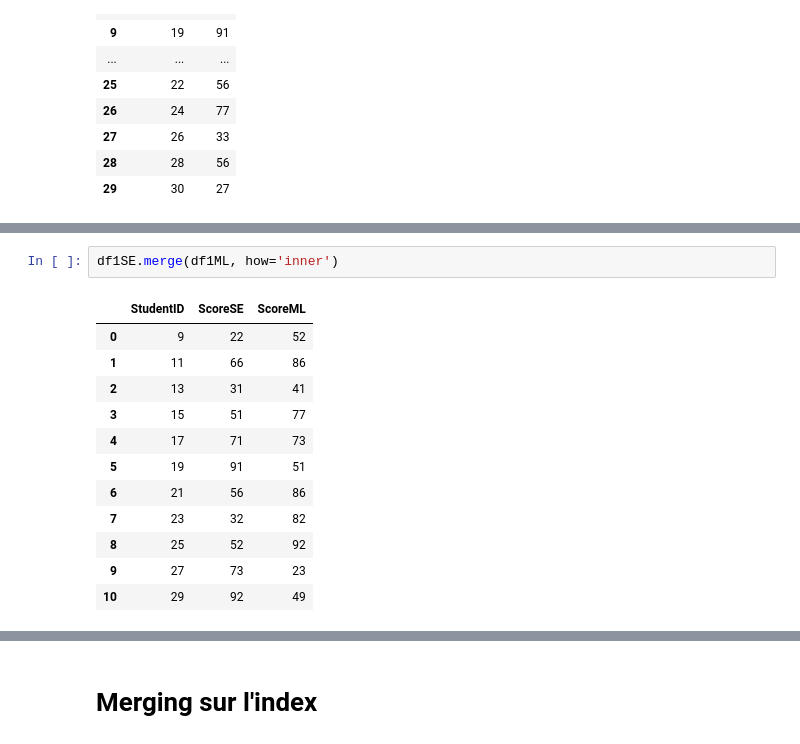
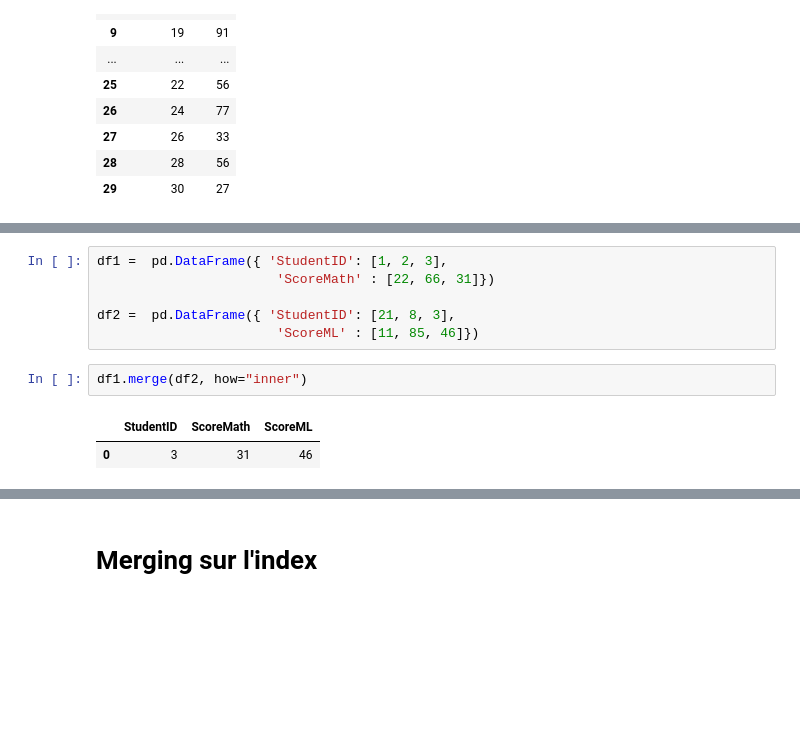
Before and after one commit to kevindegila/data-analyst, a Jupyter notebook: 03_02_Data_Wrangling_avec_Pandas.ipynb, the cells around one changed output, grey strips where cells are left out. Saved outputs shown, nothing was run; the diff lists cells and outputs as text; blank space fills up the shorter version.

```diff
--- a/03_02_Data_Wrangling_avec_Pandas.ipynb
+++ b/03_02_Data_Wrangling_avec_Pandas.ipynb
@@ -102,16 +71,12 @@ dfML.head()
+# %%
+df1 =  pd.DataFrame({ 'StudentID': [1, 2, 3],
+                       'ScoreMath' : [22, 66, 31]})
+
+df2 =  pd.DataFrame({ 'StudentID': [21, 8, 3],
+                       'ScoreML' : [11, 85, 46]})
 # %%
-df1SE.merge(df1ML, how='inner')
+df1.merge(df2, how="inner")
 # %% [output]
-|  | StudentID | ScoreSE | ScoreML |
-| 0 | 9 | 22 | 52 |
-| 1 | 11 | 66 | 86 |
-| 2 | 13 | 31 | 41 |
-| 3 | 15 | 51 | 77 |
-| 4 | 17 | 71 | 73 |
-| 5 | 19 | 91 | 51 |
-| 6 | 21 | 56 | 86 |
-| 7 | 23 | 32 | 82 |
-| 8 | 25 | 52 | 92 |
-| 9 | 27 | 73 | 23 |
-| 10 | 29 | 92 | 49 |
+|  | StudentID | ScoreMath | ScoreML |
+| 0 | 3 | 31 | 46 |
 # %%
```
Also changed, not shown: parts of 10 cells of this notebook, 2 other files.
